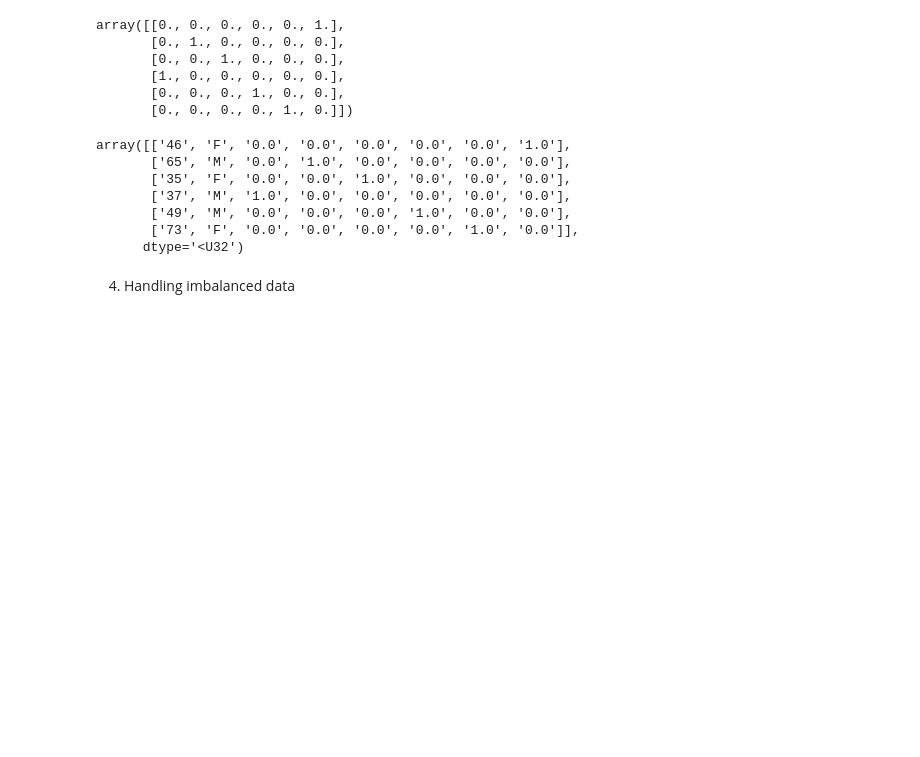
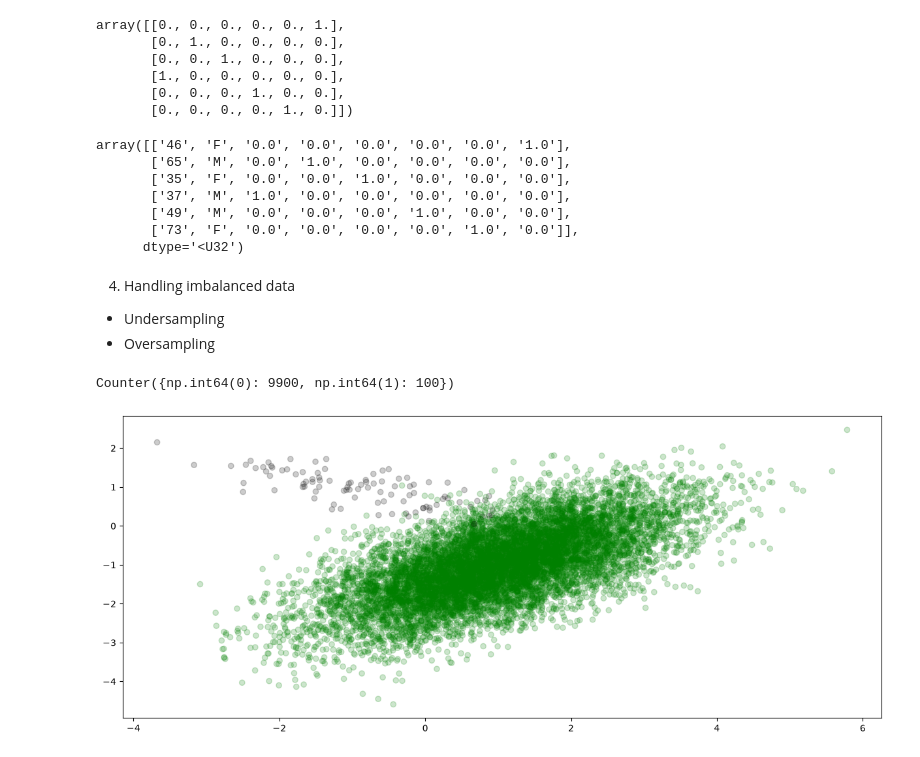
Before and after one commit to 24f3003058/Machine-Learning-Practice, a Jupyter notebook: DataPreProcessing2.ipynb, the cells around one changed output. Saved outputs shown, nothing was run; the diff lists cells and outputs as text; code cells hidden in the pictures; blank space fills up the shorter version.

```diff
--- a/DataPreProcessing2.ipynb
+++ b/DataPreProcessing2.ipynb
@@ -270,3 +270,5 @@ array([['46', 'F', '0.0', '0.0', '0.0', '0.0', '0.0', '1.0'],
       dtype='<U32')
 # %% [markdown]
 4. Handling imbalanced data
+* Undersampling
+* Oversampling
@@ -272,0 +277,17 @@ array([['46', 'F', '0.0', '0.0', '0.0', '0.0', '0.0', '1.0'],
+# %%
+X,y=make_classification(n_samples=10000,n_features=2,n_redundant=0,n_clusters_per_class=1, weights=[0.99],flip_y=0, random_state=100)
+# %%
+from collections import Counter
+counter=Counter(y)
+counter
+# %% [output]
+Counter({np.int64(0): 9900, np.int64(1): 100})
+# %%
+import matplotlib.pyplot as plt
+import numpy as np
+colors=np.where(y==1,'k','g')
+plt.figure(figsize=(15,6))
+plt.scatter(X[:,0],X[:,1],c=colors,alpha=0.2)
+plt.show()
+# %% [output]
+[figure, added]
```
Also changed, not shown: parts of 12 cells of this notebook.
